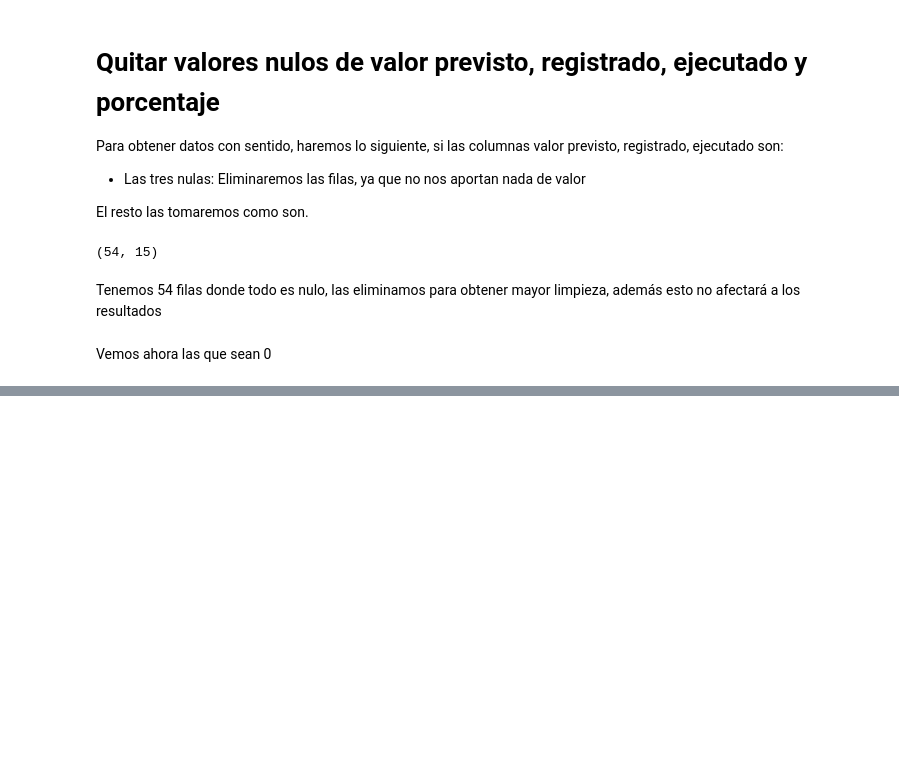
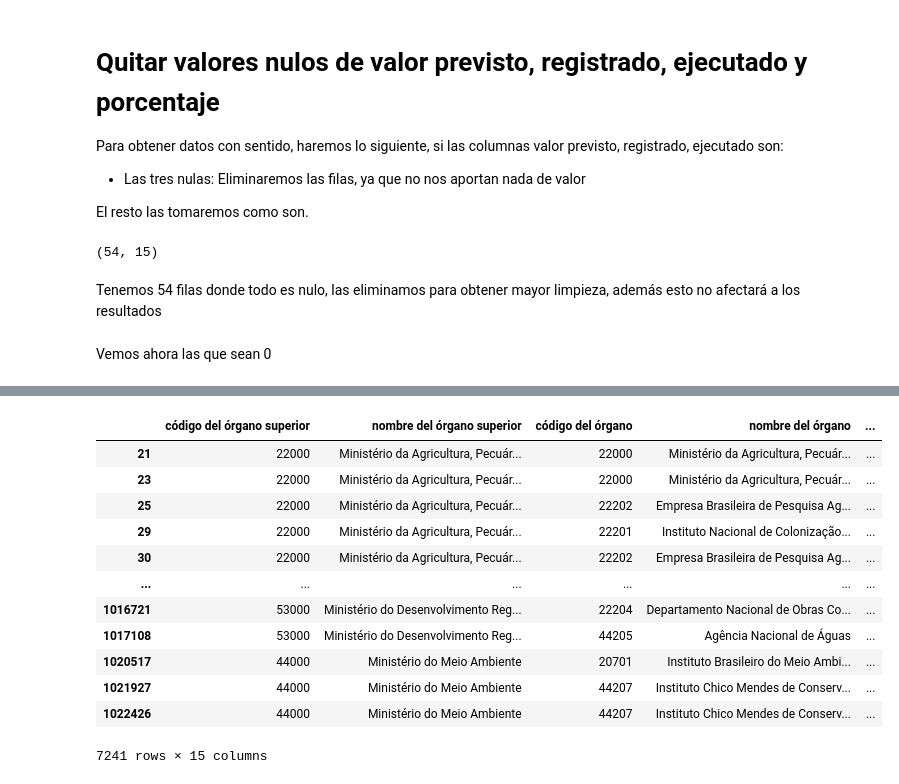
Before and after one commit to apelsito/Proyecto2-EDA-Ingresos-Brasil, a Jupyter notebook: jupyter_notebooks/02_Limpieza.ipynb, the cells around one changed output, grey strips where cells are left out. Cells and saved outputs as stored; diff of their text form; code cells hidden in the pictures; blank space fills up the shorter version.

```diff
--- a/jupyter_notebooks/02_Limpieza.ipynb
+++ b/jupyter_notebooks/02_Limpieza.ipynb
@@ -502,0 +545,23 @@ duplicados
+# %%
+df["valor previsto actualizado"] = pd.to_numeric(df["valor previsto actualizado"], errors="coerce")
+df["valor registrado"] = pd.to_numeric(df["valor registrado"], errors="coerce")
+df["valor ejecutado"] = pd.to_numeric(df["valor ejecutado"],errors= "coerce")
+# %%
+
+c = df["porcentaje ejecutado"] != 0
+e = df[c]
+e
+# %% [output]
+|  | código del órgano superior | nombre del órgano superior | código del órgano | nombre del órgano | ... |
+| 21 | 22000 | Ministério da Agricultura, Pecuár... | 22000 | Ministério da Agricultura, Pecuár... | ... |
+| 23 | 22000 | Ministério da Agricultura, Pecuár... | 22000 | Ministério da Agricultura, Pecuár... | ... |
+| 25 | 22000 | Ministério da Agricultura, Pecuár... | 22202 | Empresa Brasileira de Pesquisa Ag... | ... |
+| 29 | 22000 | Ministério da Agricultura, Pecuár... | 22201 | Instituto Nacional de Colonização... | ... |
+| 30 | 22000 | Ministério da Agricultura, Pecuár... | 22202 | Empresa Brasileira de Pesquisa Ag... | ... |
+| ... | ... | ... | ... | ... | ... |
+| 1016721 | 53000 | Ministério do Desenvolvimento Reg... | 22204 | Departamento Nacional de Obras Co... | ... |
+| 1017108 | 53000 | Ministério do Desenvolvimento Reg... | 44205 | Agência Nacional de Águas | ... |
+| 1020517 | 44000 | Ministério do Meio Ambiente | 20701 | Instituto Brasileiro do Meio Ambi... | ... |
+| 1021927 | 44000 | Ministério do Meio Ambiente | 44207 | Instituto Chico Mendes de Conserv... | ... |
+| 1022426 | 44000 | Ministério do Meio Ambiente | 44207 | Instituto Chico Mendes de Conserv... | ... |
+7241 rows × 15 columns
```
Also changed, not shown: parts of 32 cells of this notebook.
